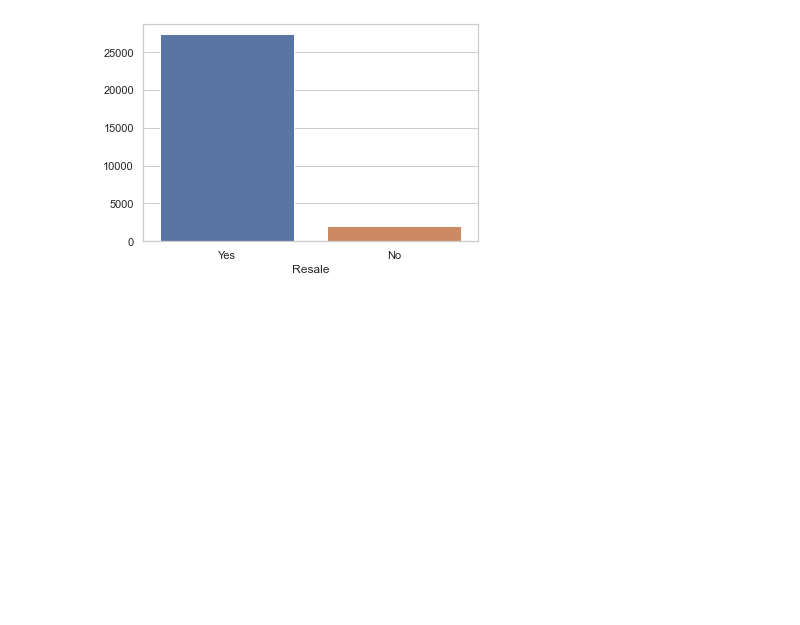
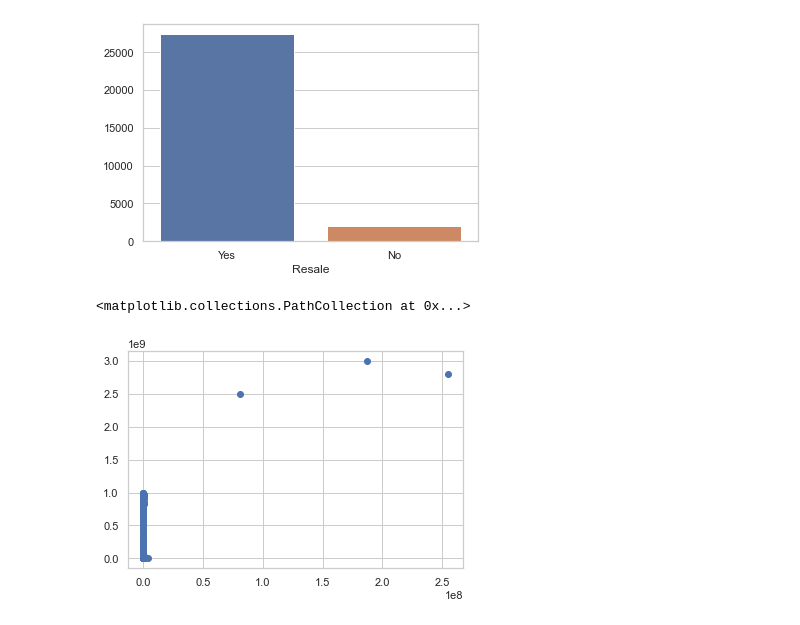
Before and after one commit to ethender/masterssemsterc, a Jupyter notebook: pricesprediction.ipynb, the cells around one changed output. Drawn from its saved outputs; the diff is of its cells as text; code cells hidden in the pictures; blank space fills up the shorter version.

```diff
--- a/pricesprediction.ipynb
+++ b/pricesprediction.ipynb
@@ -378,3 +412,10 @@ ax = sns.barplot(x=resaleX,y=resaleY)
 ax.set(xlabel='Resale');
 # %% [output]
 [figure]
+# %%
+train_data['TARGET_AMOUNT']=train_data['TARGET(PRICE_IN_LACS)']*100000
+# %%
+plt.scatter(train_data['SQUARE_FT'],train_data['TARGET_AMOUNT'])
+# %% [output]
+<matplotlib.collections.PathCollection at 0x...>
+[figure, added]
```
Also changed, not shown: parts of 6 cells of this notebook, 2 other files.
